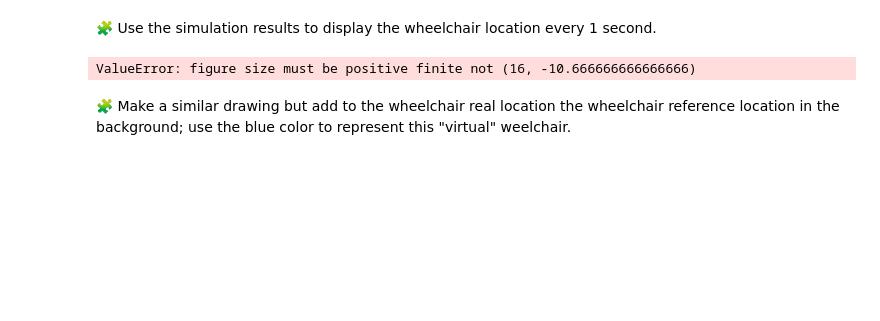
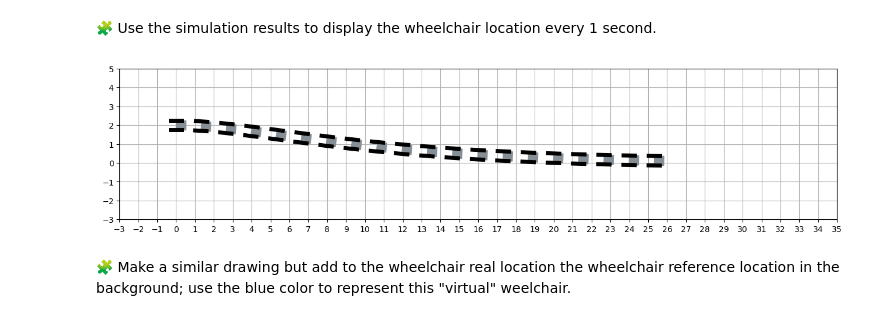
Before and after one commit to AchrafRachidi2000/control-engineering-with-python-project-2022-2023, a Jupyter notebook: Project-3.ipynb, the cells around one changed output. Cells and saved outputs as stored; diff of their text form; code cells hidden in the pictures; blank space fills up the shorter version.

```diff
--- a/Project-3.ipynb
+++ b/Project-3.ipynb
@@ -958,13 +958,13 @@ TypeError: 'numpy.ndarray' object is not callable
 # %% [markdown]
 🧩 Use the simulation results to display the wheelchair location every 1 second.
 # %%
-step = 1
-t = arange(0, tf+step, step)
-sol_t = r["sol"](t)
-draw_arena(25, -2, -9, 9)
-for x, y, theta in sol_t.T:
+t = arange(0, 20 ,1)
+sol = r1["sol"](t)
+draw_arena(xmax=35,xmin=-3,ymin=-3,ymax=5)
+
+for x, y, theta in sol.T:
     draw_wheelchair(x, y, theta)
 # %% [output]
-ValueError: figure size must be positive finite not (16, -10.666666666666666)
+[figure, added]
 # %% [markdown]
 🧩 Make a similar drawing but add to the wheelchair real location the wheelchair reference location in the background; use the blue color to represent this "virtual" weelchair.
```
Also changed, not shown: parts of 9 cells of this notebook.
